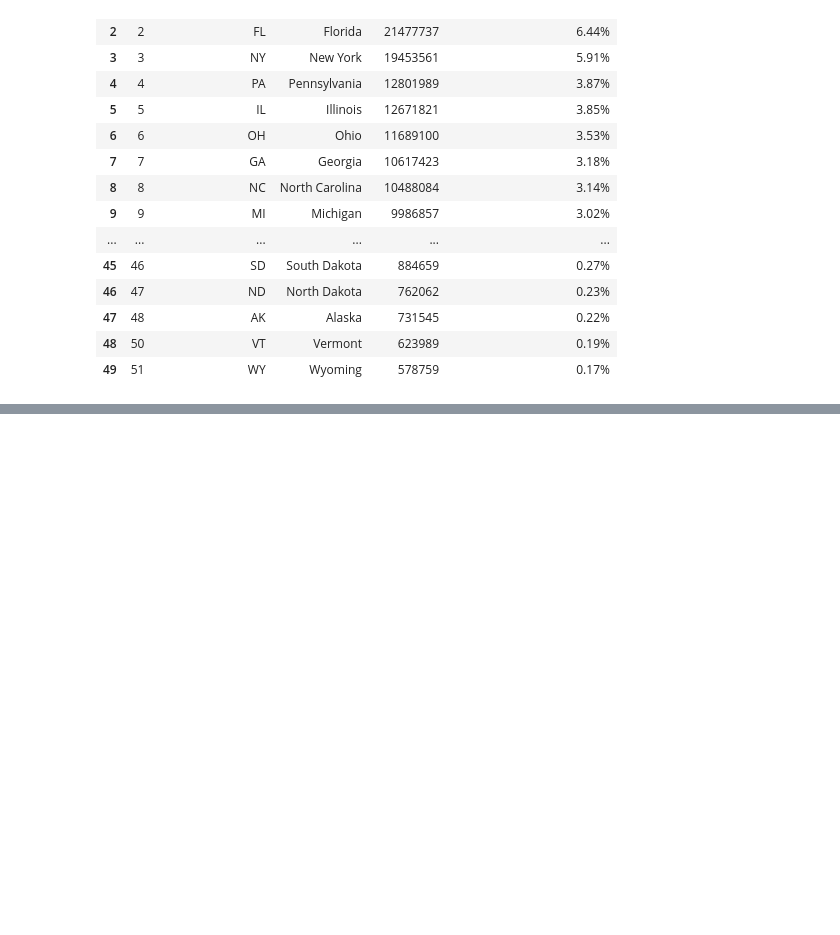
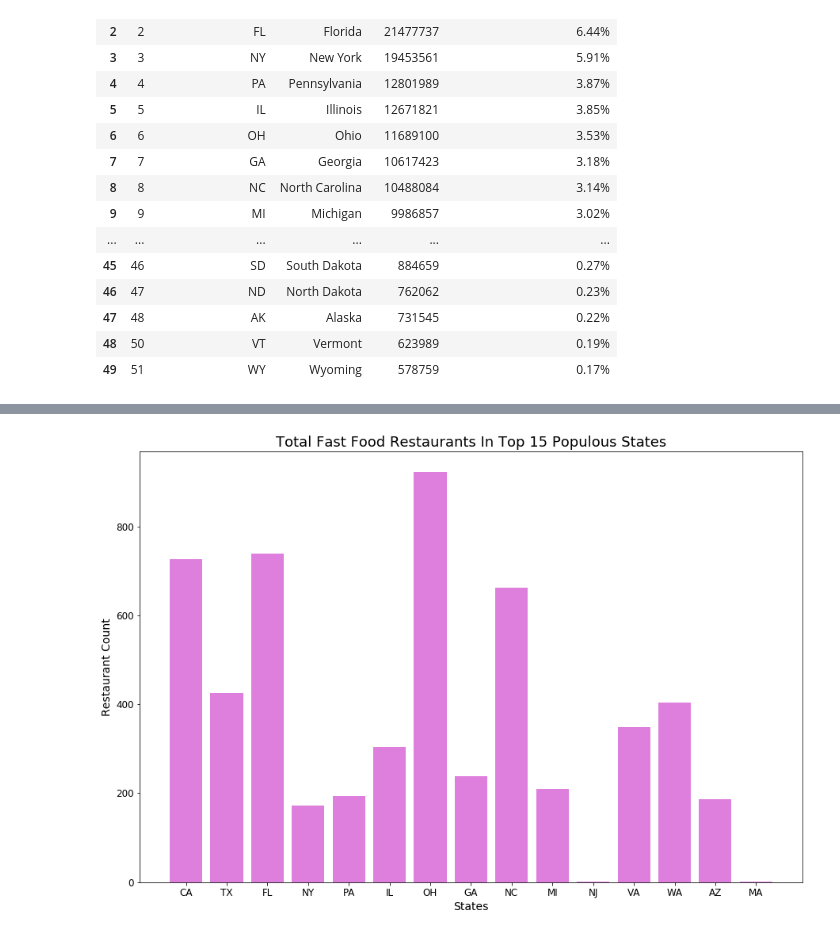
Before and after one commit to jhye1023/States-FastFood-Project, a Jupyter notebook: ETL_main.ipynb, the cells around one changed output, grey strips where cells are left out. Saved outputs shown, nothing was run; the diff lists cells and outputs as text; code cells hidden in the pictures; blank space fills up the shorter version.

```diff
--- a/ETL_main.ipynb
+++ b/ETL_main.ipynb
@@ -222,0 +283,6 @@ pd.read_sql_query('select * from restaurant', con=engine).head()
+# %%
+#Number of restaurants in the top 15 most populous states
+rest_most_pop_state = pd.read_sql_query('SELECT r."State", s."Population", COUNT(r."Restaurant_Name") restaurant_count FROM state_population s\
+                  JOIN restaurant r ON s."State Abbreviation" = r."State"\
+                  GROUP BY r."State", s."Population" ORDER BY s."Population" DESC LIMIT 15;', con=engine)
+rest_most_pop_state
@@ -222,0 +306,13 @@ pd.read_sql_query('select * from restaurant', con=engine).head()
+# %%
+#Creating bar graph for number of restaurants in the top 15 most populous states
+plt.figure(figsize=(15,10))
+rest_most_pop_state_plt = plt.bar(rest_most_pop_state['State'], rest_most_pop_state['restaurant_count'], color = 'm', alpha = .5)
+plt.xlabel('States', size = 14)
+plt.xticks(size = 12)
+plt.ylabel('Restaurant Count', size = 14)
+plt.yticks(size = 12)
+plt.title('Total Fast Food Restaurants In Top 15 Populous States', size=18)
+plt.savefig('Images/Top15MostPopulousRestCount.png')
+plt.show()
+# %% [output]
+[figure, added]
```
Also changed, not shown: parts of 27 cells of this notebook, 5 other files.
